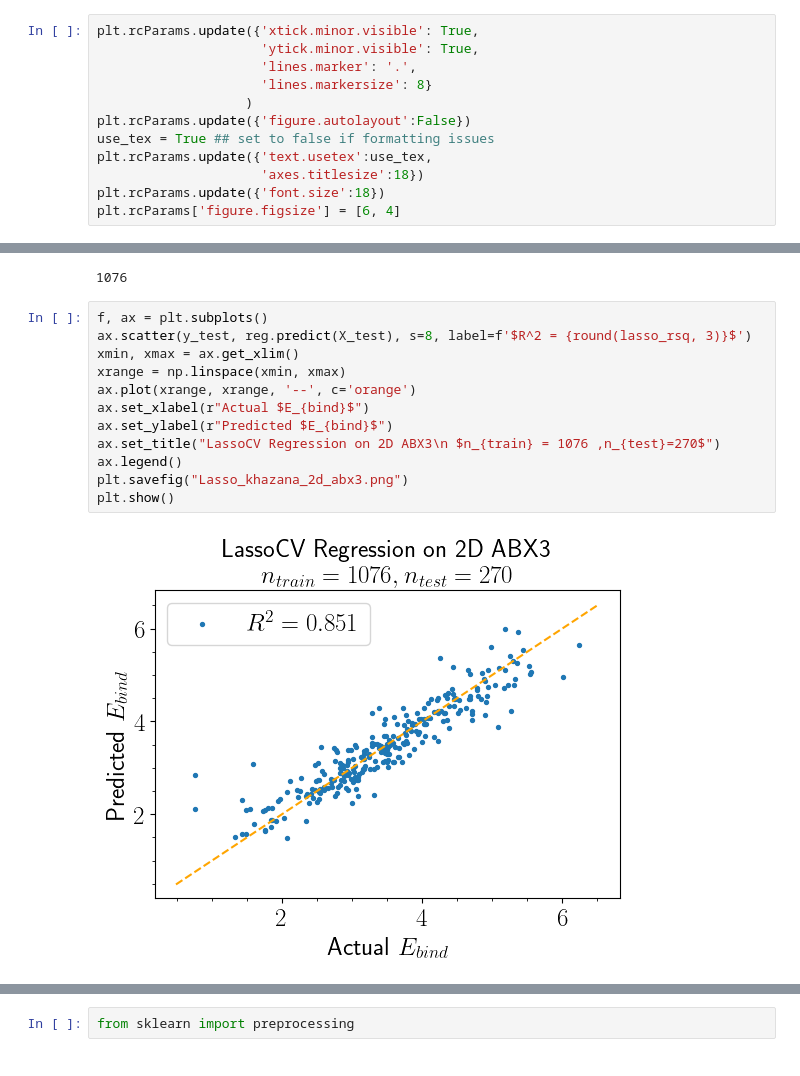
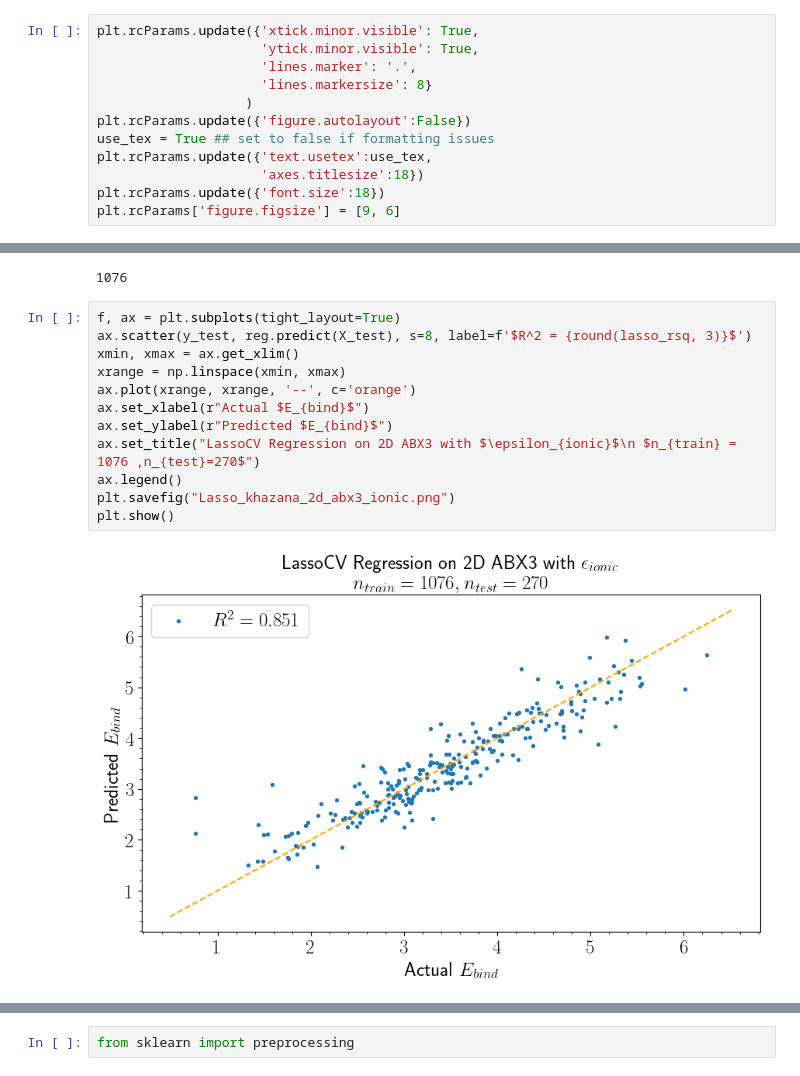
Before and after one commit to ap-uchi/camp_crew, a Jupyter notebook: aaron/khazana/training.ipynb, the cells around one changed output, grey strips where cells are left out. Saved outputs shown, nothing was run; the diff lists cells and outputs as text.

```diff
--- a/aaron/khazana/training.ipynb
+++ b/aaron/khazana/training.ipynb
@@ -153,22 +155,22 @@ use_tex = True ## set to false if formatting issues
 plt.rcParams.update({'text.usetex':use_tex,
                      'axes.titlesize':18})
 plt.rcParams.update({'font.size':18})
-plt.rcParams['figure.figsize'] = [6, 4]
+plt.rcParams['figure.figsize'] = [9, 6]
 # %%
 len(y_train)
 # %% [output]
 1076
 # %%
-f, ax = plt.subplots()
+f, ax = plt.subplots(tight_layout=True)
 ax.scatter(y_test, reg.predict(X_test), s=8, label=f'$R^2 = {round(lasso_rsq, 3)}$')
 xmin, xmax = ax.get_xlim()
 xrange = np.linspace(xmin, xmax)
 ax.plot(xrange, xrange, '--', c='orange')
 ax.set_xlabel(r"Actual $E_{bind}$")
 ax.set_ylabel(r"Predicted $E_{bind}$")
-ax.set_title("LassoCV Regression on 2D ABX3\n $n_{train} = 1076 ,n_{test}=270$")
+ax.set_title("LassoCV Regression on 2D ABX3 with $\epsilon_{ionic}$\n $n_{train} = 1076 ,n_{test}=270$")
 ax.legend()
-plt.savefig("Lasso_khazana_2d_abx3.png")
+plt.savefig("Lasso_khazana_2d_abx3_ionic.png")
 plt.show()
 # %% [output]
-[figure, old version]
+[figure, new version]
```
Also changed, not shown: parts of 16 cells of this notebook, 1 other file.
